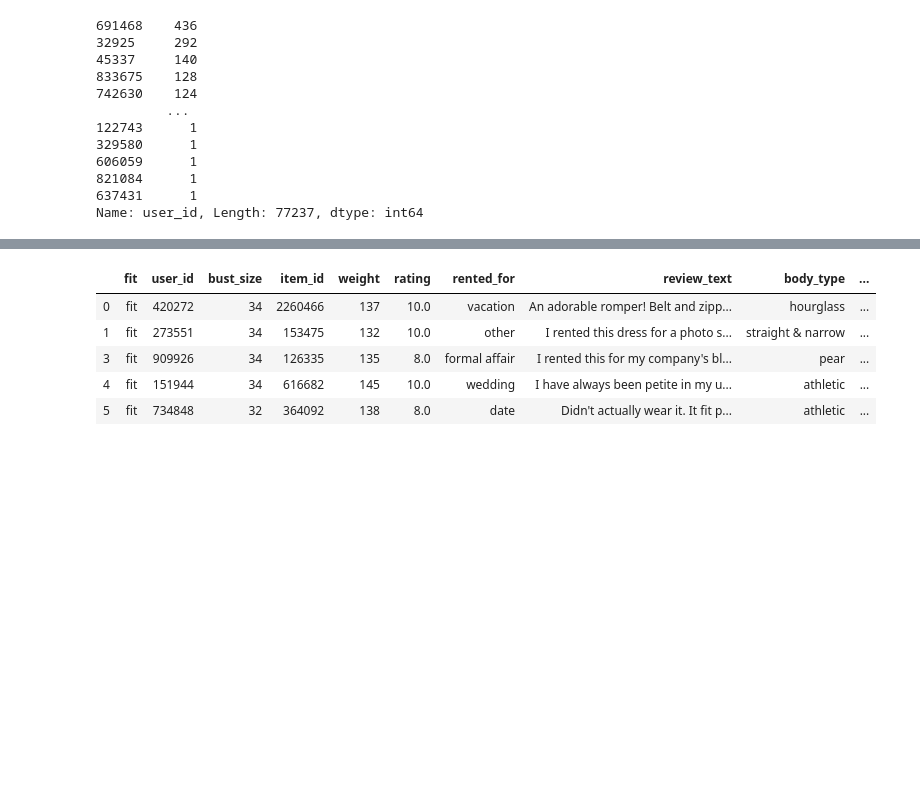
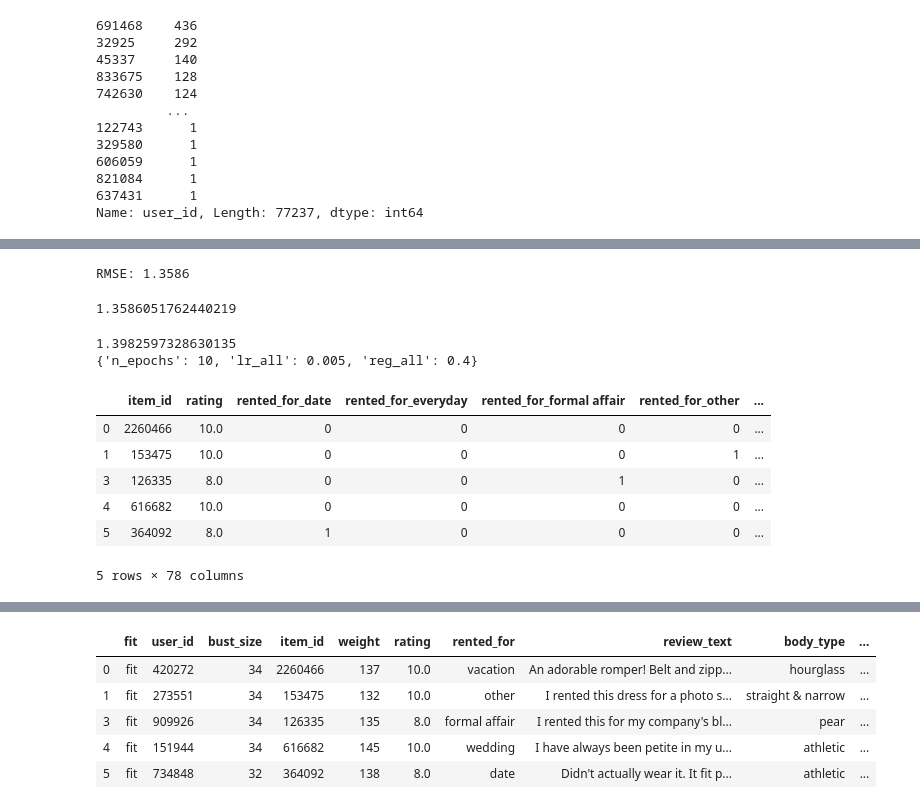
Before and after one commit to FatmaBenYedder/Recommend_The_Runway, a Jupyter notebook: rtr.ipynb, the cells around one changed output, grey strips where cells are left out. Saved outputs shown, nothing was run; the diff lists cells and outputs as text; code cells hidden in the pictures; blank space fills up the shorter version.

```diff
--- a/rtr.ipynb
+++ b/rtr.ipynb
@@ -283,0 +392,42 @@ df = recat8
+# %%
+# We'll use the famous SVD algorithm.
+algo = SVD()
+
+# Train the algorithm on the trainset, and predict ratings for the testset
+algo.fit(trainset)
+predictions = algo.test(testset)
+
+# Then compute RMSE
+accuracy.rmse(predictions)
+# %% [output]
+RMSE: 1.3586
+1.3586051762440219
+# %%
+### grid search ###
+
+param_grid = {'n_epochs': [5, 10], 'lr_all': [0.002, 0.005],
+              'reg_all': [0.4, 0.6]}
+gs = GridSearchCV(SVD, param_grid, measures=['rmse', 'mae'], cv=3)
+
+gs.fit(data)
+
+# best RMSE score
+print(gs.best_score['rmse'])
+
+# combination of parameters that gave the best RMSE score
+print(gs.best_params['rmse'])
+# %% [output]
+1.3982597328630135
+{'n_epochs': 10, 'lr_all': 0.005, 'reg_all': 0.4}
+# %%
+###one hot encode item df
+items_dummies = pd.get_dummies(item_df)
+items_dummies.head()
+# %% [output]
+|  | item_id | rating | rented_for_date | rented_for_everyday | rented_for_formal affair | rented_for_other | ... |
+| 0 | 2260466 | 10.0 | 0 | 0 | 0 | 0 | ... |
+| 1 | 153475 | 10.0 | 0 | 0 | 0 | 1 | ... |
+| 3 | 126335 | 8.0 | 0 | 0 | 1 | 0 | ... |
+| 4 | 616682 | 10.0 | 0 | 0 | 0 | 0 | ... |
+| 5 | 364092 | 8.0 | 1 | 0 | 0 | 0 | ... |
+5 rows × 78 columns
```
Also changed, not shown: parts of 37 cells of this notebook, 4 other files.
